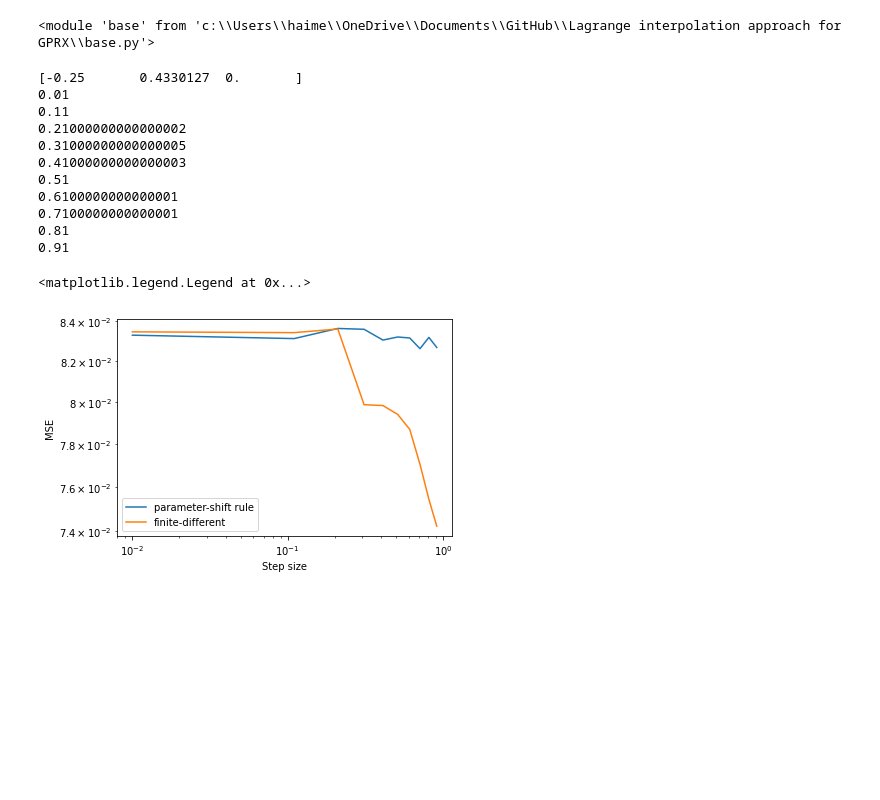
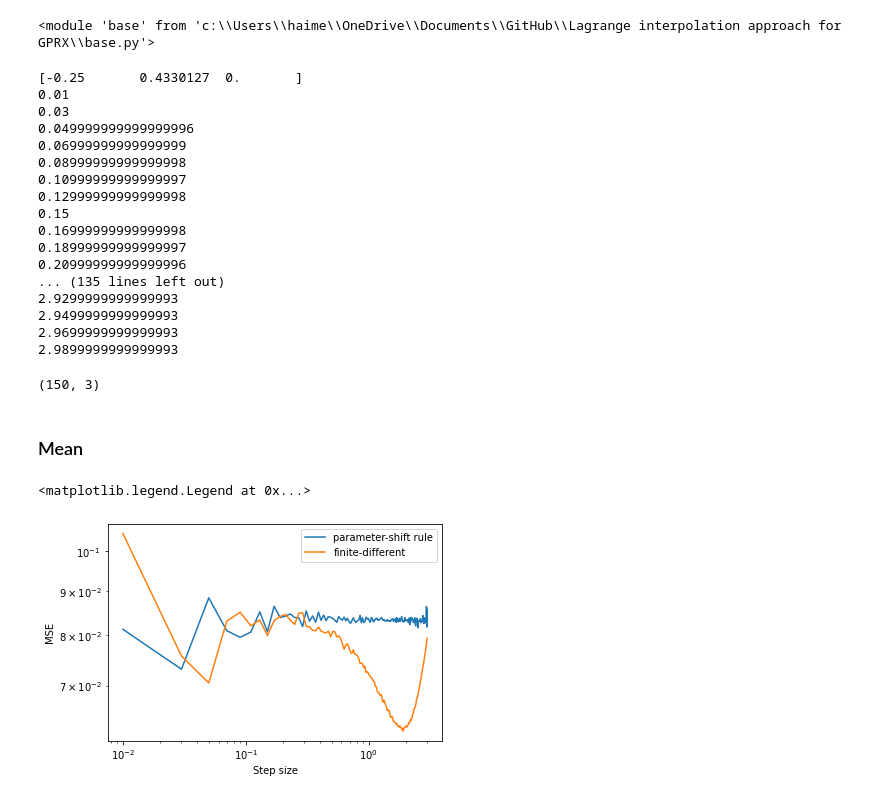
Before and after one commit to vutuanhai237/Lagrange-interpolation-approach-for-GPRX, a Jupyter notebook: MSE.ipynb, the cells around one changed output. Cells and saved outputs as stored; diff of their text form; code cells hidden in the pictures; blank space fills up the shorter version.

```diff
--- a/MSE.ipynb
+++ b/MSE.ipynb
@@ -11,7 +11,7 @@ importlib.reload(base)
 # %% [output]
 <module 'base' from 'c:\\Users\\haime\\OneDrive\\Documents\\GitHub\\Lagrange interpolation approach for GPRX\\base.py'>
 # %%
-step_sizes = np.arange(10**(-2), 1, 10**(-1))
+step_sizes = np.arange(10**(-2), 3, 2*10**(-2))
 thetas_origin = np.asarray([np.pi/2, np.pi/3, np.pi/6])
 thetas_x, thetas_z, thetas_y = thetas_origin
 def u(qc, thetas):
@@ -25,7 +25,7 @@ def f(thetas):
     # qc = udagger(qc, thetas_origin)
     return base.measure(qc, [0, 1])
 
-e_std, e_finite = [], []
+
 
 true_grad = base.true_grad(thetas_origin)
 print(true_grad)
@@ -41,10 +41,10 @@ for step_size in step_sizes:
         grad_std = []
         for j in range(thetas_origin.shape[0]):
             if j != 2:
-                grad_std.append(base.two_prx(f, thetas_origin, j))
+                grad_std.append(base.pseudo_two_prx(f, thetas_origin, j, step_size))
                 # grad_finite.append(base.two_finite_diff(f, thetas_origin, j, step_size))
             else:
-                grad_std.append(base.four_prx(f, thetas_origin, j))
+                grad_std.append(base.pseudo_four_prx(f, thetas_origin, j, step_size))
             grad_finite.append(base.two_finite_diff(f, thetas_origin, j, step_size))
         grad_finites.append(grad_finite)
         grad_stds.append(grad_std)
@@ -53,21 +53,24 @@ for step_size in step_sizes:
     mean_grad_finites.append(np.mean(grad_finites,axis = 0))
 np.savetxt('mean_grad_stds.txt', mean_grad_stds)
 np.savetxt('mean_grad_finites.txt', mean_grad_finites)
-for i in range(0, step_sizes.shape[0]):
-    e_std.append(mean_squared_error(mean_grad_stds[i], true_grad))
-    e_finite.append(mean_squared_error(mean_grad_finites[i], true_grad))
 # %% [output]
 [-0.25       0.4330127  0.       ]
 0.01
-0.11
-0.21000000000000002
-0.31000000000000005
-0.41000000000000003
-0.51
-0.6100000000000001
-0.7100000000000001
-0.81
-0.91
+0.03
+0.049999999999999996
+0.06999999999999999
+0.08999999999999998
+0.10999999999999997
+0.12999999999999998
+0.15
+0.16999999999999998
+0.18999999999999997
+0.20999999999999996
+... (135 lines left out)
+2.9299999999999993
+2.9499999999999993
+2.9699999999999993
+2.9899999999999993
 # %%
 step_sizes = np.arange(10**(-2), 1, 10**(-1))
 mean_grad_stds = np.asarray(np.loadtxt('mean_grad_stds.txt'))
@@ -75,14 +78,26 @@ mean_grad_finites = np.asarray(np.loadtxt('mean_grad_finites.txt'))
 e_std = []
 for i in range(0, mean_grad_stds.shape[0]):
     e_std.append(mean_squared_error(mean_grad_stds[i], mean_grad_finites[i]))
+# %%
+mean_grad_stds.shape
+# %% [output]
+(150, 3)
+# %% [markdown]
+### Mean
 # %%
+e_std, e_finite = [], []
+step_sizes = np.arange(10**(-2), 3, 2*10**(-2))
+for i in range(0, mean_grad_stds.shape[0]):
+    e_std.append(mean_squared_error(mean_grad_stds[i], true_grad))
+    e_finite.append(mean_squared_error(mean_grad_finites[i], true_grad))
 plt.plot(step_sizes, e_std, label = "parameter-shift rule")
 plt.plot(step_sizes, e_finite,  label = "finite-different")
+
+plt.xscale('log')
+plt.yscale('log')
 plt.xlabel("Step size")
 plt.ylabel("MSE")
-plt.xscale('log')
-plt.yscale('log')
 plt.legend()
 # %% [output]
 <matplotlib.legend.Legend at 0x...>
-[figure, old version]
+[figure, new version]
```
Also changed, not shown: parts of 4 cells of this notebook, 3 other files.
